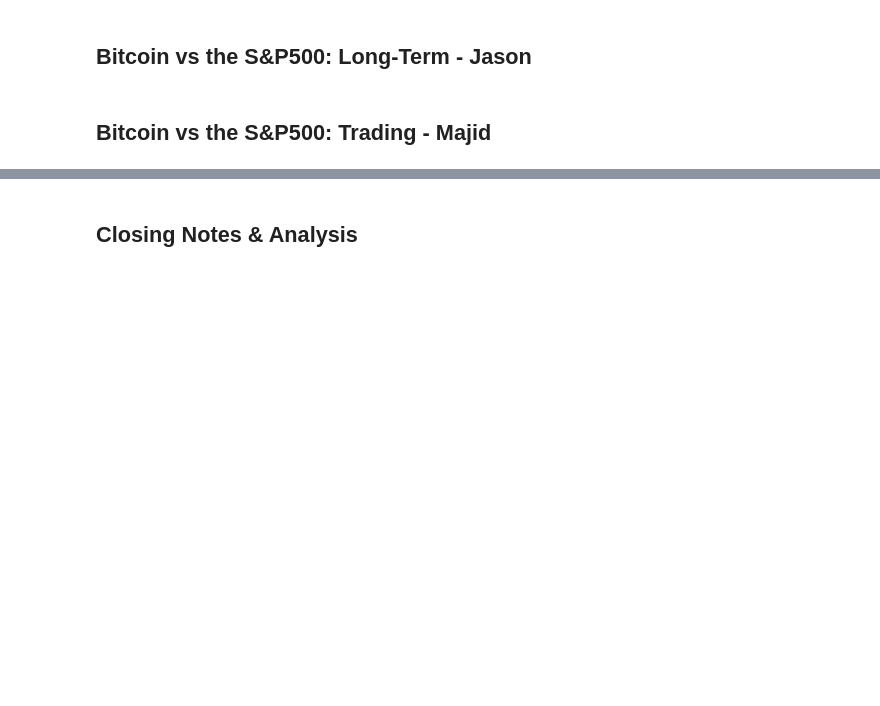
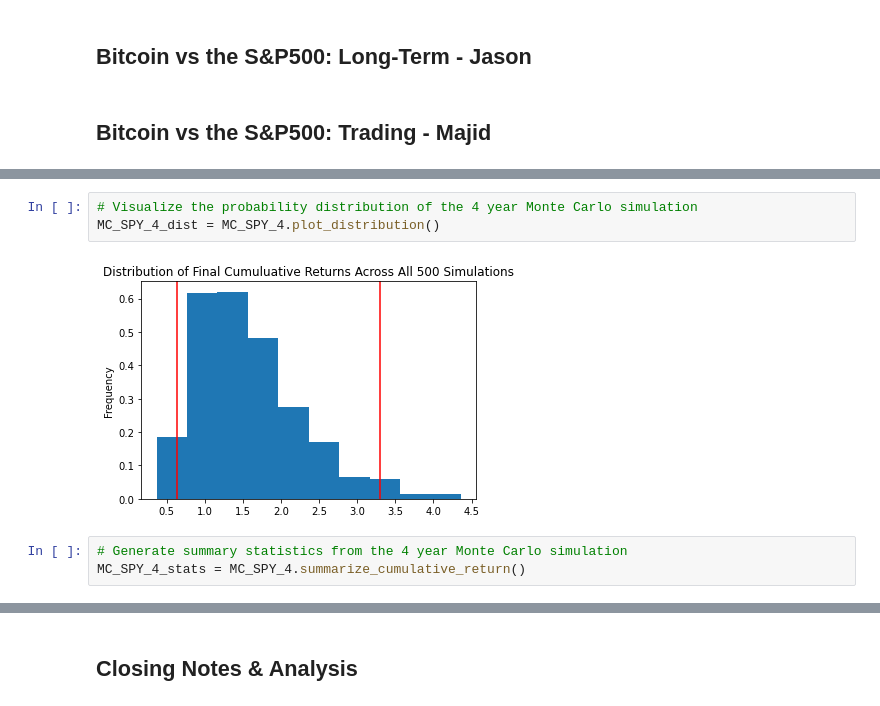
Before and after one commit to MajidKouki/crypto-vs-the-market, a Jupyter notebook: crypto-vs-the-market.ipynb, the cells around one changed output, grey strips where cells are left out. Cells and saved outputs as stored; diff of their text form; blank space fills up the shorter version.

```diff
--- a/crypto-vs-the-market.ipynb
+++ b/crypto-vs-the-market.ipynb
@@ -112,0 +195,8 @@ btc_prices_df.head()
+# %%
+# Visualize the probability distribution of the 4 year Monte Carlo simulation
+MC_SPY_4_dist = MC_SPY_4.plot_distribution()
+# %% [output]
+[figure, added]
+# %%
+# Generate summary statistics from the 4 year Monte Carlo simulation
+MC_SPY_4_stats = MC_SPY_4.summarize_cumulative_return()
```
Also changed, not shown: parts of 17 cells of this notebook.
